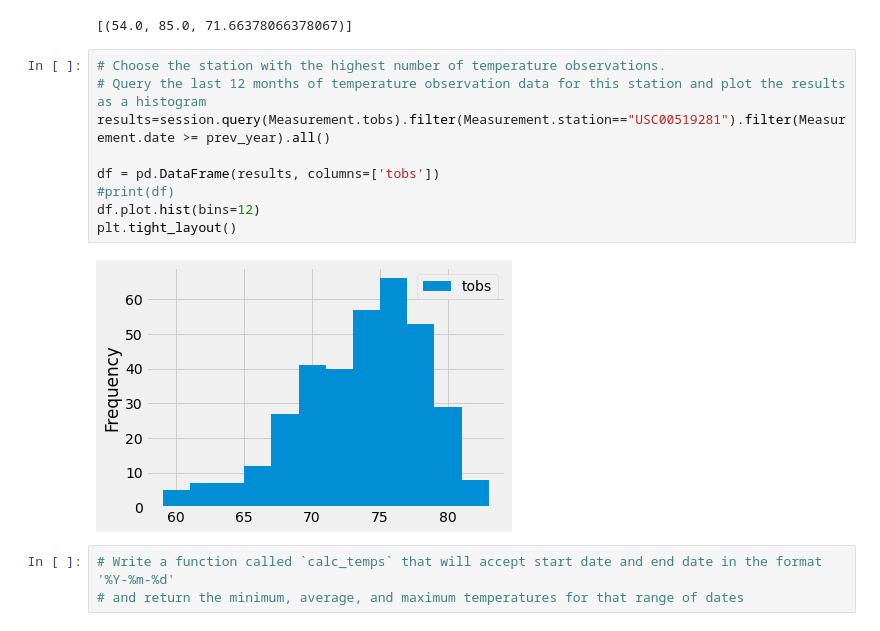
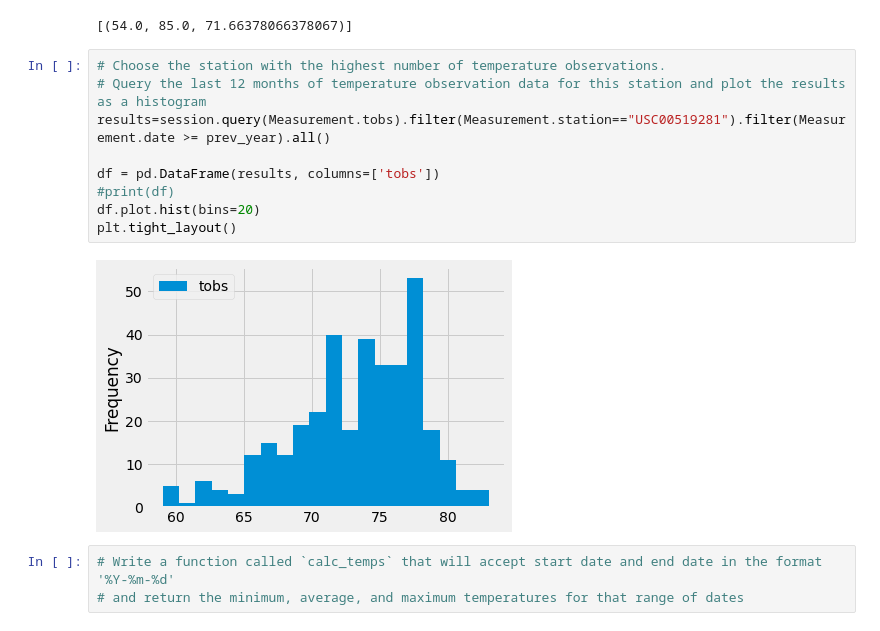
Before and after one commit to claud-e/surfs_up, a Jupyter notebook: Challenge/climate_analysis.ipynb, the cells around one changed output. Cells and saved outputs as stored; diff of their text form.

```diff
--- a/Challenge/climate_analysis.ipynb
+++ b/Challenge/climate_analysis.ipynb
@@ -103,14 +103,14 @@ session.query(func.min(Measurement.tobs),func.max(Measurement.tobs),func.avg(Mea
 # %%
 # Choose the station with the highest number of temperature observations.
 # Query the last 12 months of temperature observation data for this station and plot the results as a histogram
 results=session.query(Measurement.tobs).filter(Measurement.station=="USC00519281").filter(Measurement.date >= prev_year).all()
 
 df = pd.DataFrame(results, columns=['tobs'])
 #print(df)
-df.plot.hist(bins=12)
+df.plot.hist(bins=20)
 plt.tight_layout()
 # %% [output]
-[figure, old version]
+[figure, new version]
 # %%
 # Write a function called `calc_temps` that will accept start date and end date in the format '%Y-%m-%d'
 # and return the minimum, average, and maximum temperatures for that range of dates
```
Also changed, not shown: 1 other file.
